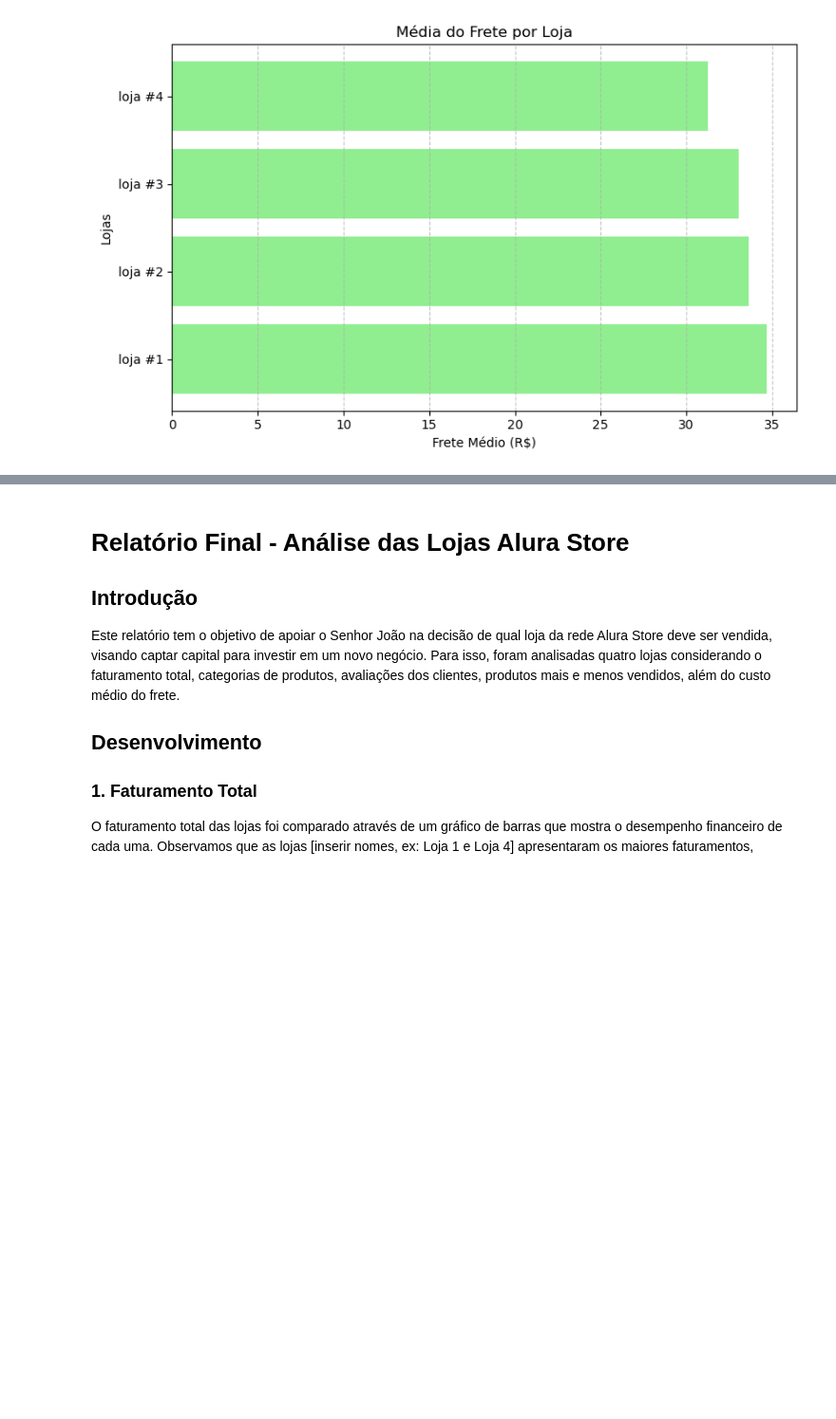
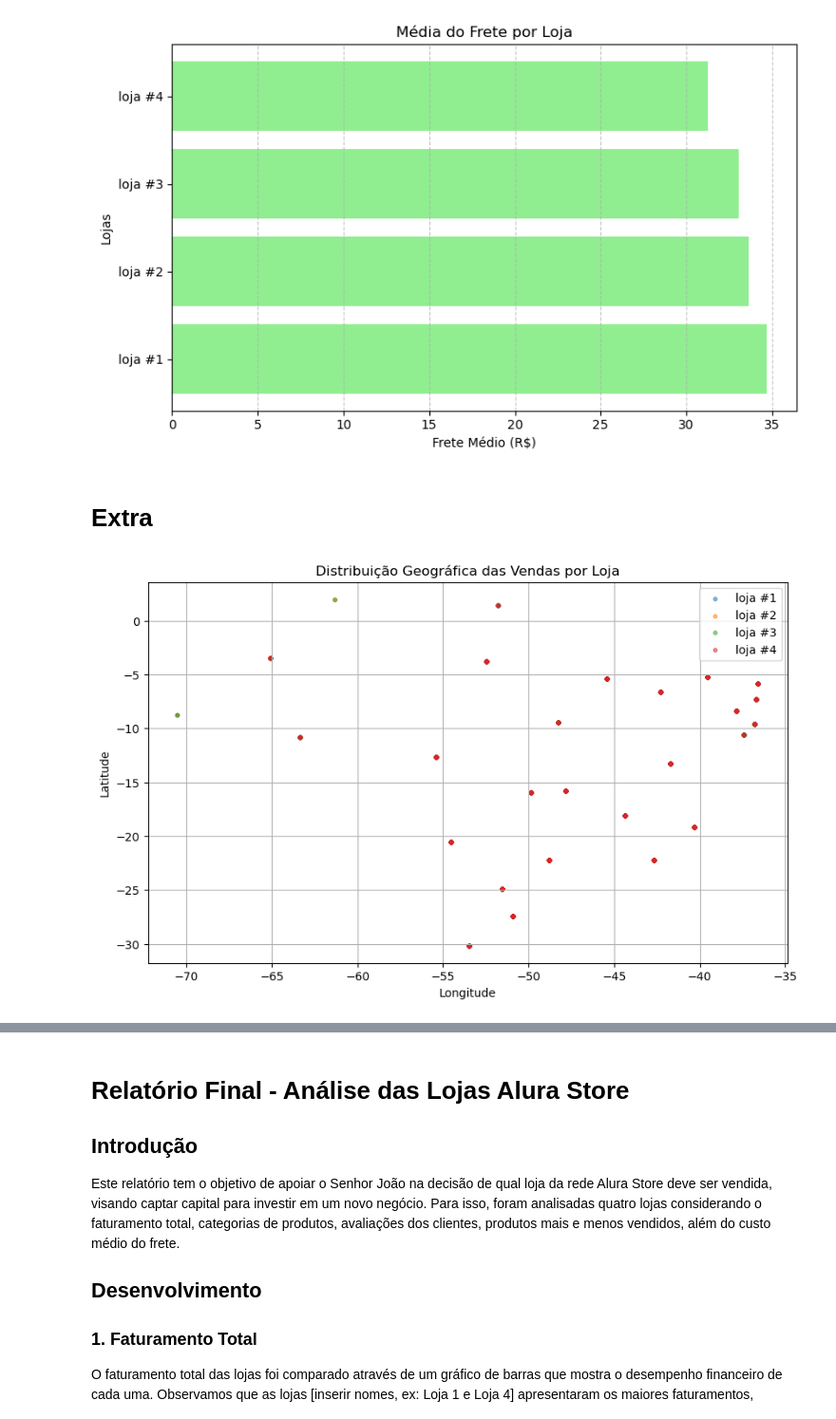
Before and after one commit to zucajunior/alura_store, a Jupyter notebook: notebooks/AluraStoreBr.ipynb, the cells around one changed output, grey strips where cells are left out. Shown at 95% size. Saved outputs shown, nothing was run; the diff lists cells and outputs as text; code cells hidden in the pictures; blank space fills up the shorter version.

```diff
--- a/notebooks/AluraStoreBr.ipynb
+++ b/notebooks/AluraStoreBr.ipynb
@@ -236,3 +236,20 @@ plt.show()
 # %% [output]
 [figure]
 [figure]
+# %% [markdown]
+# Extra
+# %%
+import matplotlib.pyplot as plt
+
+plt.figure(figsize=(10,6))
+for df, nome in zip(lojas, str_lojas):
+    plt.scatter(df['lon'], df['lat'], label=nome, alpha=0.5, s=10)
+
+plt.title('Distribuição Geográfica das Vendas por Loja')
+plt.xlabel('Longitude')
+plt.ylabel('Latitude')
+plt.legend()
+plt.grid(True)
+plt.show()
+# %% [output]
+[figure, added]
```
Also changed, not shown: parts of 3 cells of this notebook.
